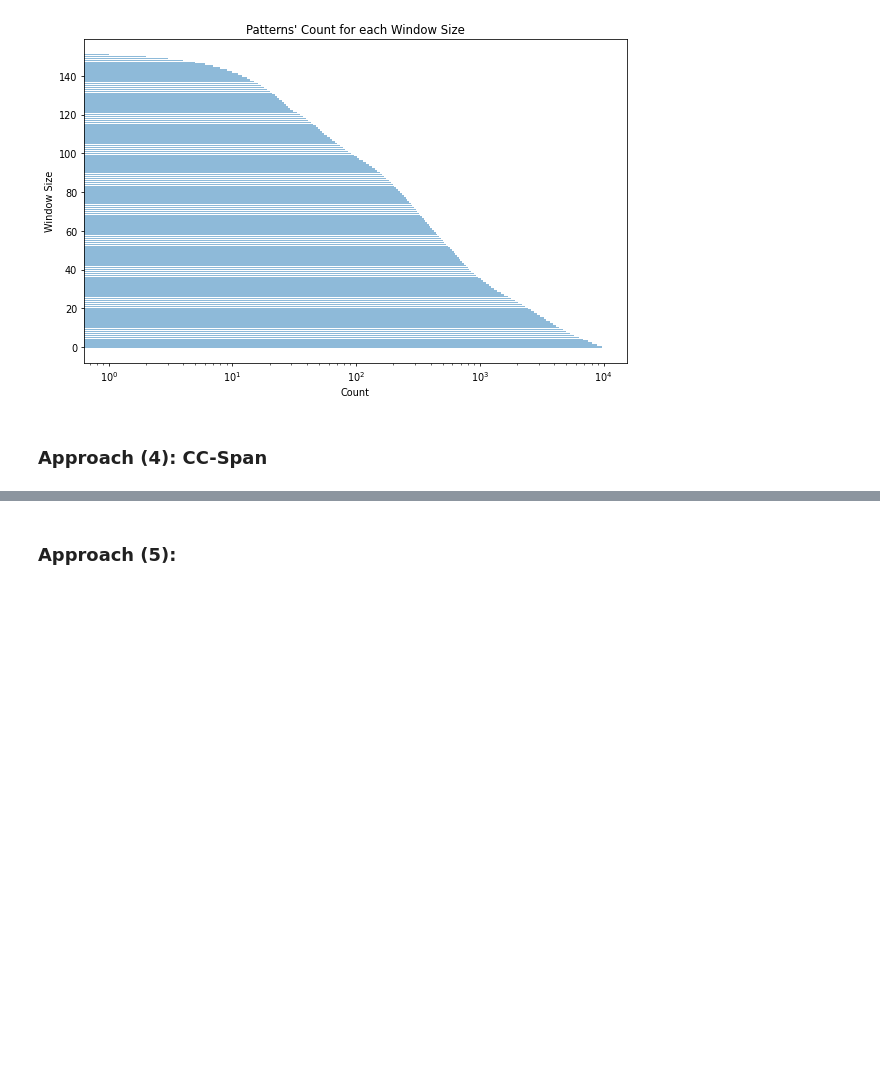
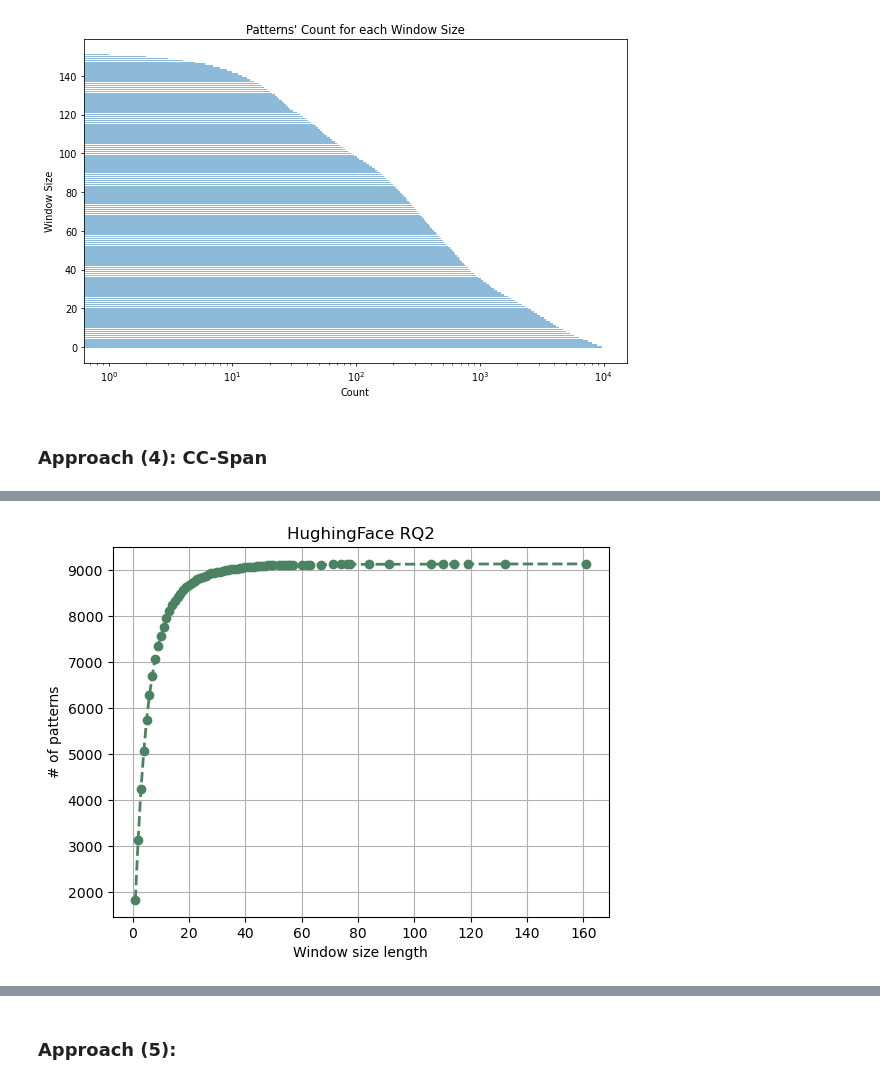
Before and after one commit to mooselab/ML_StackTrace, a Jupyter notebook: project_1_codes/Project_1_TF.ipynb, the cells around one changed output, grey strips where cells are left out. Cells and saved outputs as stored; diff of their text form; code cells hidden in the pictures; blank space fills up the shorter version.

```diff
--- a/project_1_codes/Project_1_TF.ipynb
+++ b/project_1_codes/Project_1_TF.ipynb
@@ -1249,0 +1313,21 @@ print(CloConSeqGen_v3(dic_count, 5))
+# %%
+win_size_list = []
+for element in result:
+    win_size_list.append(len(element[1]))
+win_size_set = set(win_size_list)
+counter=collections.Counter(win_size_list)
+
+counter = dict(sorted(counter.items()))
+comulative_y = np.cumsum(list(counter.values()))
+
+plt.plot(counter.keys(), comulative_y, '--o', color='#4b8262', linewidth=2)
+
+plt.xlabel('Window size length')
+plt.ylabel('# of patterns')
+plt.title('HughingFace RQ2')
+# plt.text(60, .025, r'$\mu=100,\ \sigma=15$')
+
+plt.grid(True)
+plt.show()
+# %% [output]
+[figure, added]
```
Also changed, not shown: parts of 17 cells of this notebook, 40 other files.
